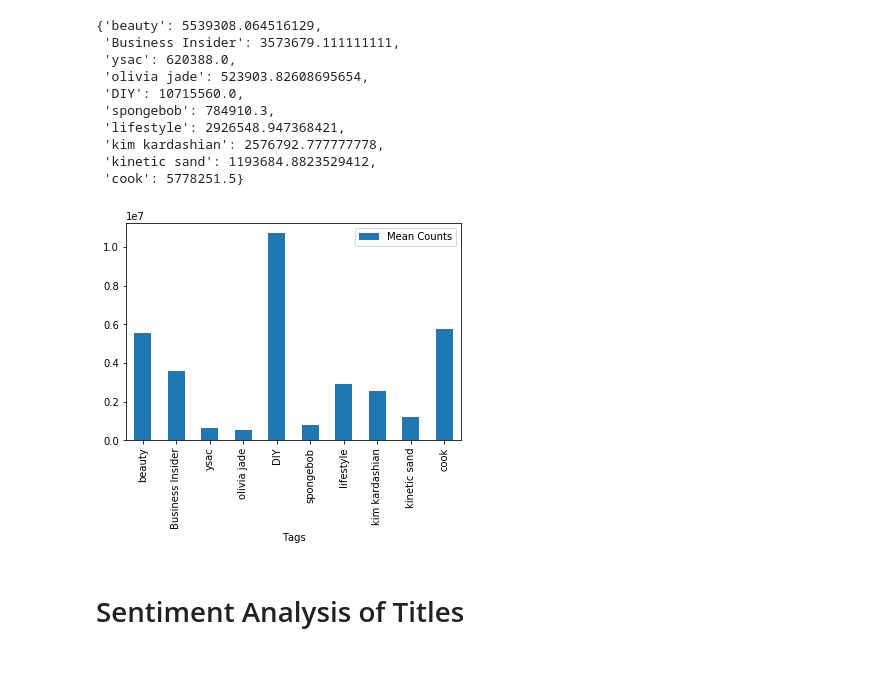
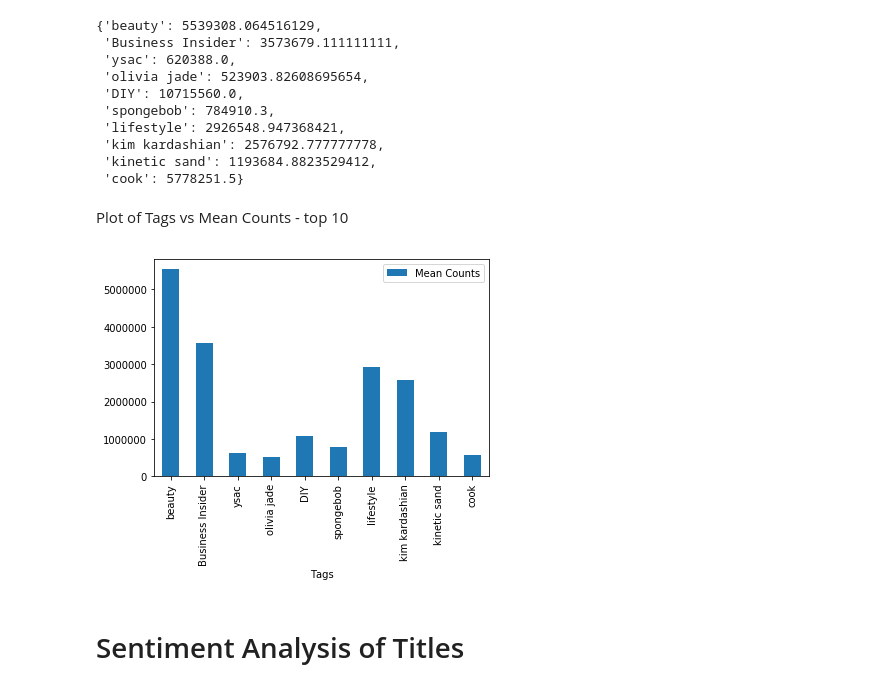
Before and after one commit to dtn058/FinalProject_group46, a Jupyter notebook: COGS108 Final project.ipynb, the cells around one changed output. Saved outputs shown, nothing was run; the diff lists cells and outputs as text; code cells hidden in the pictures.

```diff
--- a/COGS108 Final project.ipynb
+++ b/COGS108 Final project.ipynb
@@ -174,12 +180,14 @@ dict_popMeans
  'kim kardashian': 2576792.777777778,
  'kinetic sand': 1193684.8823529412,
  'cook': 5778251.5}
+# %% [markdown]
+Plot of Tags vs Mean Counts - top 10
 # %%
-data = [['beauty', 5539308.064516129], ['Business Insider', 3573679.111111111], ['ysac', 620388.0], ['olivia jade', 523903.82608695654], ['DIY', 10715560.0], ['spongebob', 784910.3], ['lifestyle', 2926548.947368421], ['kim kardashian', 2576792.777777778], ['kinetic sand', 1193684.8823529412], ['cook', 5778251.5]]
+data = [['beauty', 5539308.064516129], ['Business Insider', 3573679.111111111], ['ysac', 620388.0], ['olivia jade', 523903.82608695654], ['DIY', 1071556.0], ['spongebob', 784910.3], ['lifestyle', 2926548.947368421], ['kim kardashian', 2576792.777777778], ['kinetic sand', 1193684.8823529412], ['cook', 577825.5]]
 df_pop = pd.DataFrame(data, columns = ['Tags', 'Mean Counts'])
 ax = df_pop.plot.bar(x='Tags', y='Mean Counts', rot=90)
 # %% [output]
-[figure, old version]
+[figure, new version]
 # %% [markdown]
 # Sentiment Analysis of Titles
 # %% [markdown]
```
Also changed, not shown: parts of 3 cells of this notebook.
